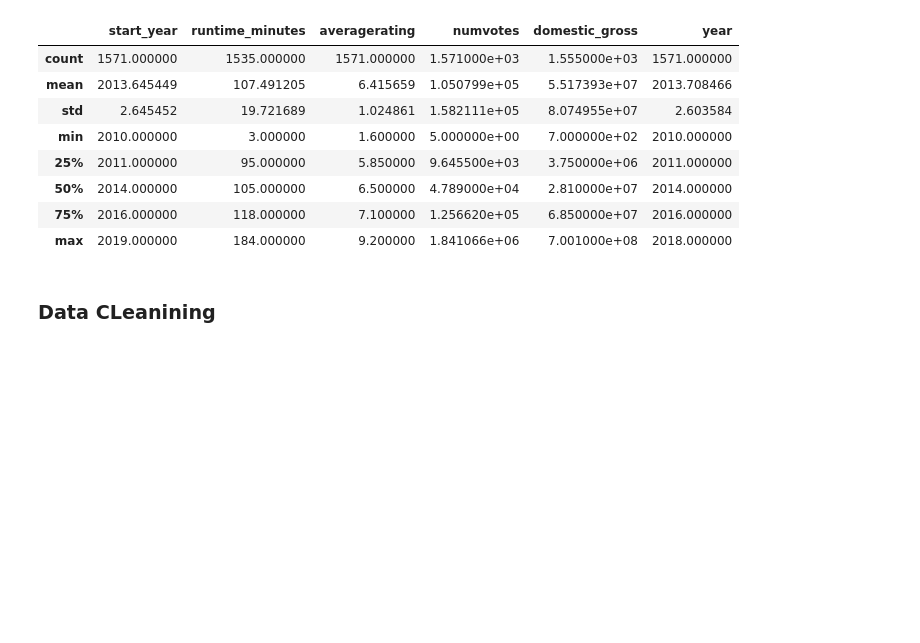
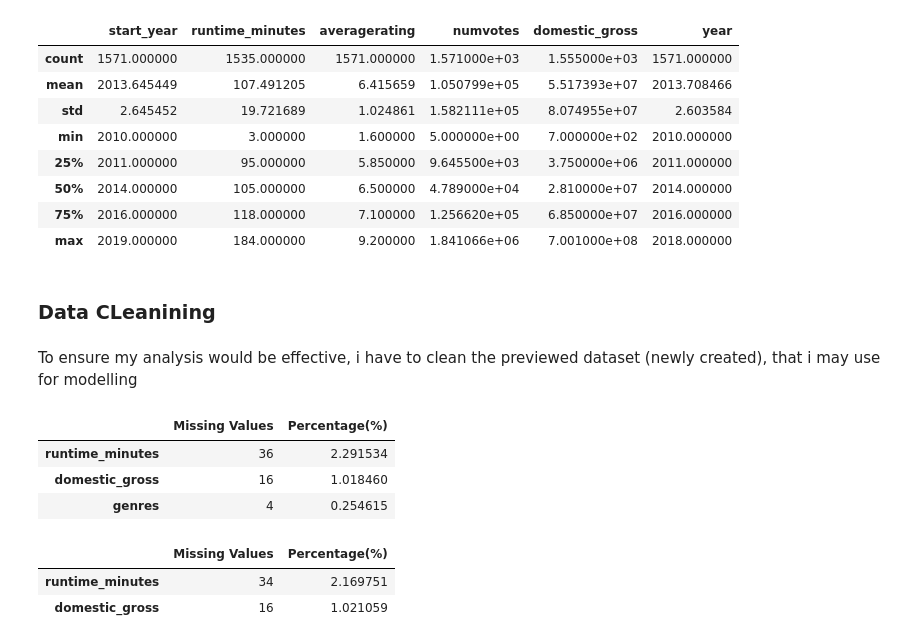
Before and after one commit to johN-Kioko/dsc-phase-1-project-v2-4, a Jupyter notebook: student.ipynb, the cells around one changed output. Saved outputs shown, nothing was run; the diff lists cells and outputs as text; code cells hidden in the pictures; blank space fills up the shorter version.

```diff
--- a/student.ipynb
+++ b/student.ipynb
@@ -720,3 +720,37 @@ df_merging.describe()
 | max | 2019.000000 | 184.000000 | 9.200000 | 1.841066e+06 | 7.001000e+08 | 2018.000000 |
 # %% [markdown]
 ### Data CLeanining
+# %% [markdown]
+To ensure my analysis would be effective, i have to clean the previewed dataset (newly created), that i may use for modelling
+# %%
+# creating a function that will check for missing values
+
+def missing_values (data):
+
+    miss = data.isnull().sum().sort_values(ascending = False)
+
+    #knowing the %centage of missing values
+    percentage_miss = (data.isnull().sum() / len(data)*100).sort_values(ascending = False)
+
+    #store in a frame
+    missing = pd.DataFrame({"Missing Values": miss, "Percentage(%)": percentage_miss})
+
+    #removing misseing values
+    missing.drop(missing[missing["Percentage(%)"] == 0].index, inplace=True)
+
+    return missing
+
+missing_values(df_merging)
+# %% [output]
+|  | Missing Values | Percentage(%) |
+| runtime_minutes | 36 | 2.291534 |
+| domestic_gross | 16 | 1.018460 |
+| genres | 4 | 0.254615 |
+# %%
+# Dropping the missing values
+df_merging = df_merging.dropna(subset=['genres'])
+missing_values(df_merging)
+# %% [output]
+|  | Missing Values | Percentage(%) |
+| runtime_minutes | 34 | 2.169751 |
+| domestic_gross | 16 | 1.021059 |
```
Also changed, not shown: parts of 9 cells of this notebook.
